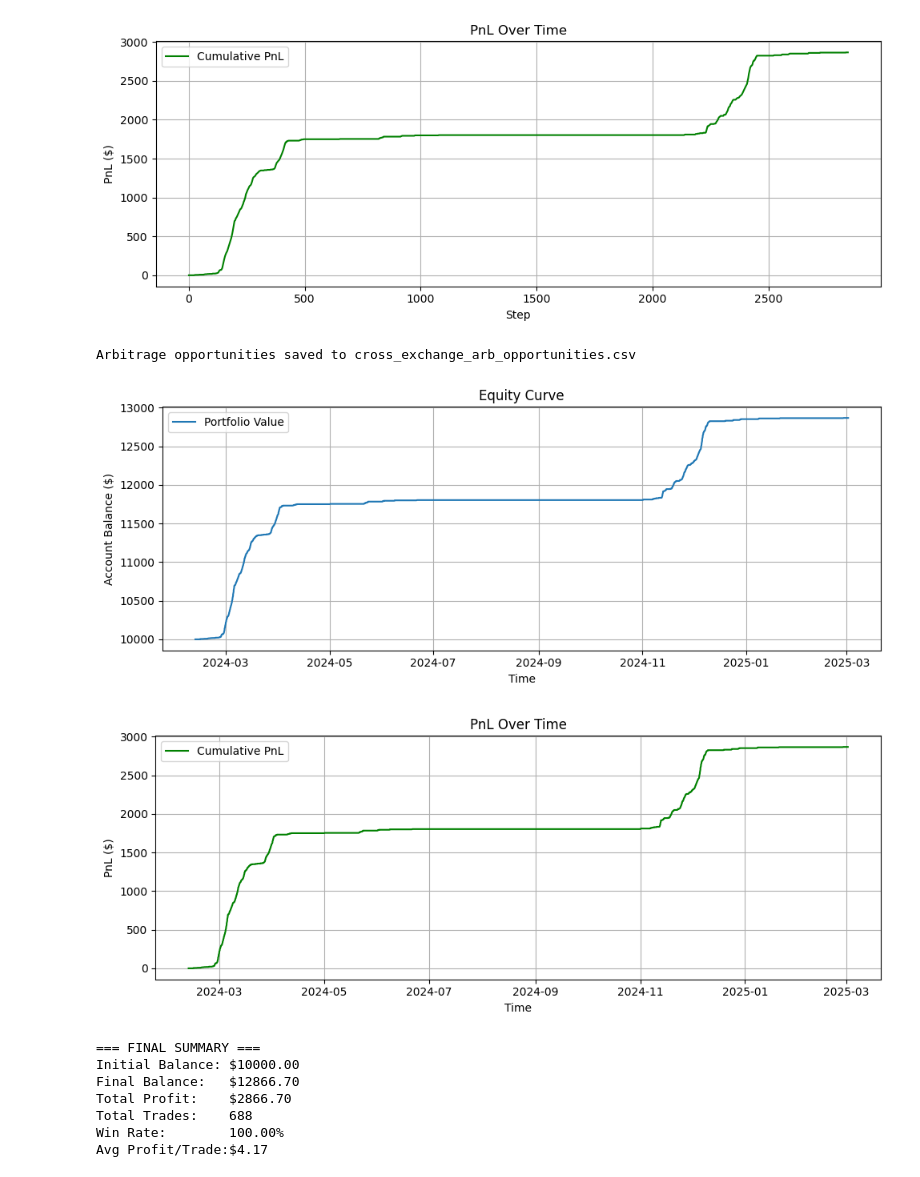
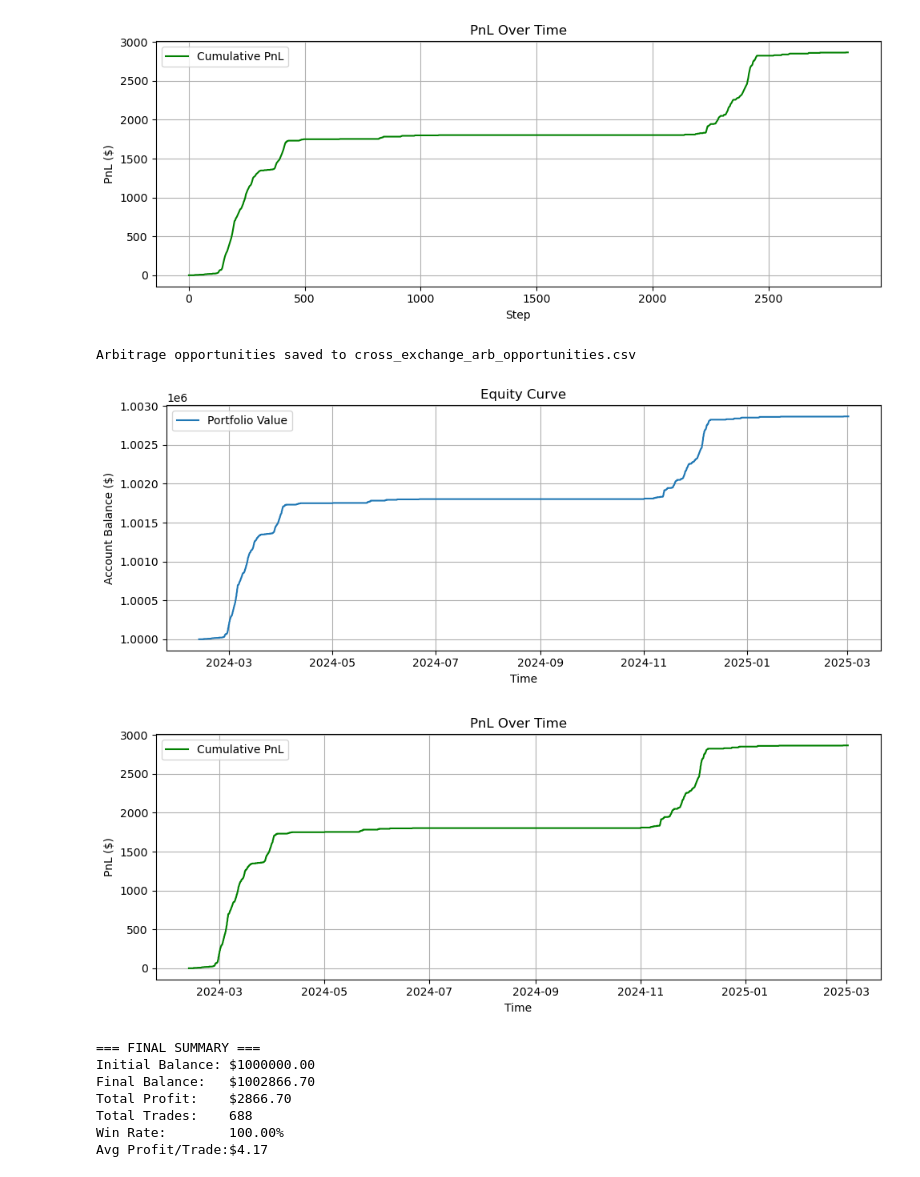
Before and after one commit to Lim-Rong-Jun/Btech-Trading-Bot, a Jupyter notebook: Funding_Rate_Arbitrage_Bot/Arbi_bot_part_5.ipynb, the cells around one changed output. Drawn from its saved outputs; the diff is of its cells as text; code cells hidden in the pictures.

```diff
--- a/Funding_Rate_Arbitrage_Bot/Arbi_bot_part_5.ipynb
+++ b/Funding_Rate_Arbitrage_Bot/Arbi_bot_part_5.ipynb
@@ -331,7 +331,7 @@ base_trade_size = 0.01
 base_holding_hours = 120
 funding_interval = 8
 min_expected_profit = 0.05
-initial_balance = 10000
+initial_balance = 1000000
 
 # Fees
 spot_maker_fee = 0.001
@@ -456,38 +456,38 @@ plt.legend()
 plt.tight_layout()
 plt.show()
 
 # === Final Summary ===
 final_balance = portfolio_value
 initial = initial_balance
 profit = final_balance - initial
 num_trades = len(arb_opportunities)
 win_rate = 100.0  # Assumes no losing trades since we only take positive PnL
 avg_profit = profit / num_trades if num_trades else 0
 
 plt.figure(figsize=(10, 4))
 plt.plot(times_pnl, values_pnl, label="Cumulative PnL", color='green')
 plt.title("PnL Over Time")
 plt.xlabel("Time")
 plt.ylabel("PnL ($)")
 plt.grid(True)
 plt.legend()
 plt.tight_layout()
 plt.show()
 
 print("\n=== FINAL SUMMARY ===")
 print(f"Initial Balance: ${initial:.2f}")
 print(f"Final Balance:   ${final_balance:.2f}")
 print(f"Total Profit:    ${profit:.2f}")
 print(f"Total Trades:    {num_trades}")
 print(f"Win Rate:        {win_rate:.2f}%")
 print(f"Avg Profit/Trade:${avg_profit:.2f}")
 # %% [output]
 Arbitrage opportunities saved to cross_exchange_arb_opportunities.csv
-[figure, old version]
+[figure, new version]
 [figure]
 === FINAL SUMMARY ===
-Initial Balance: $10000.00
-Final Balance:   $12866.70
+Initial Balance: $1000000.00
+Final Balance:   $1002866.70
 Total Profit:    $2866.70
 Total Trades:    688
 Win Rate:        100.00%
```
Also changed, not shown: parts of 1 cell of this notebook, 6 other files.
